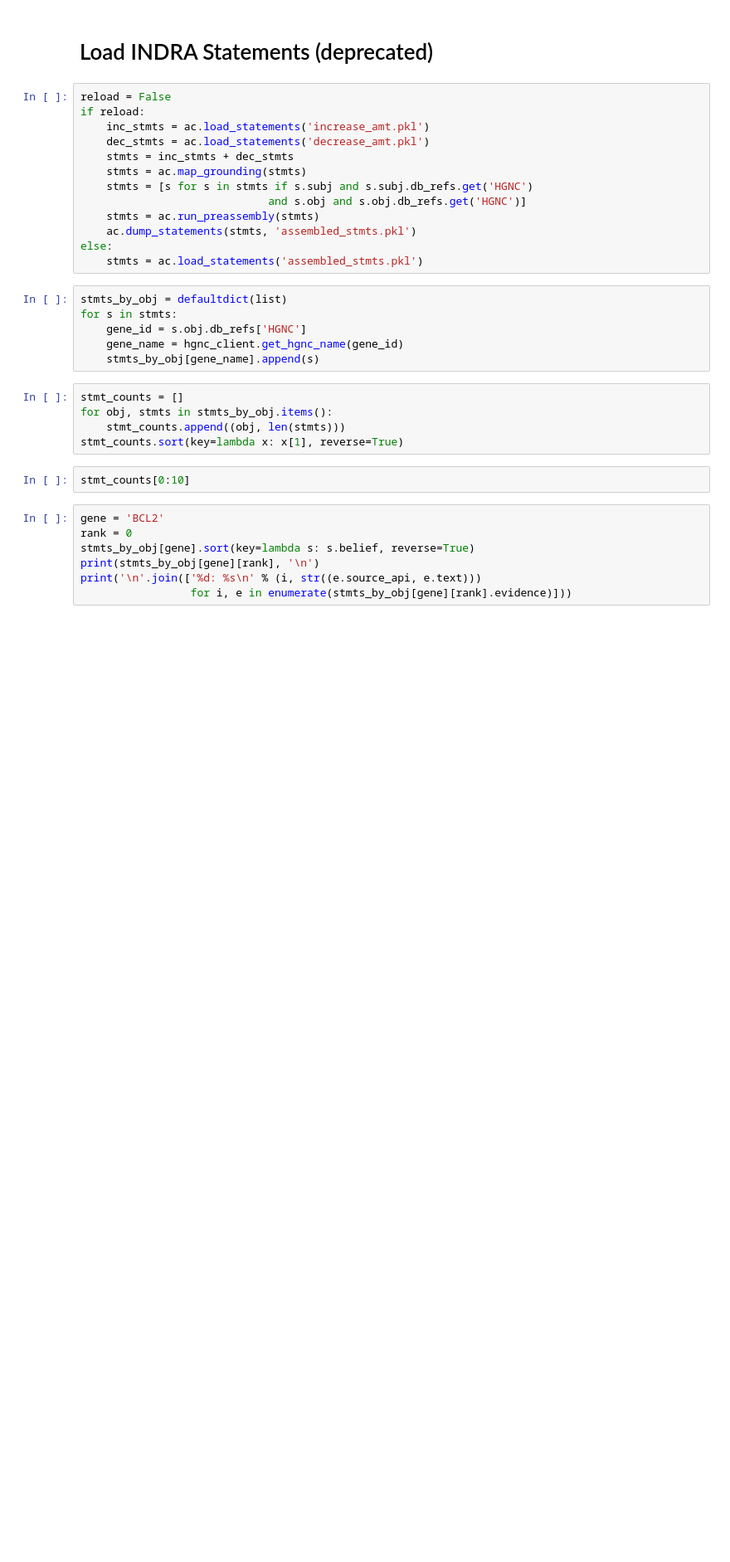
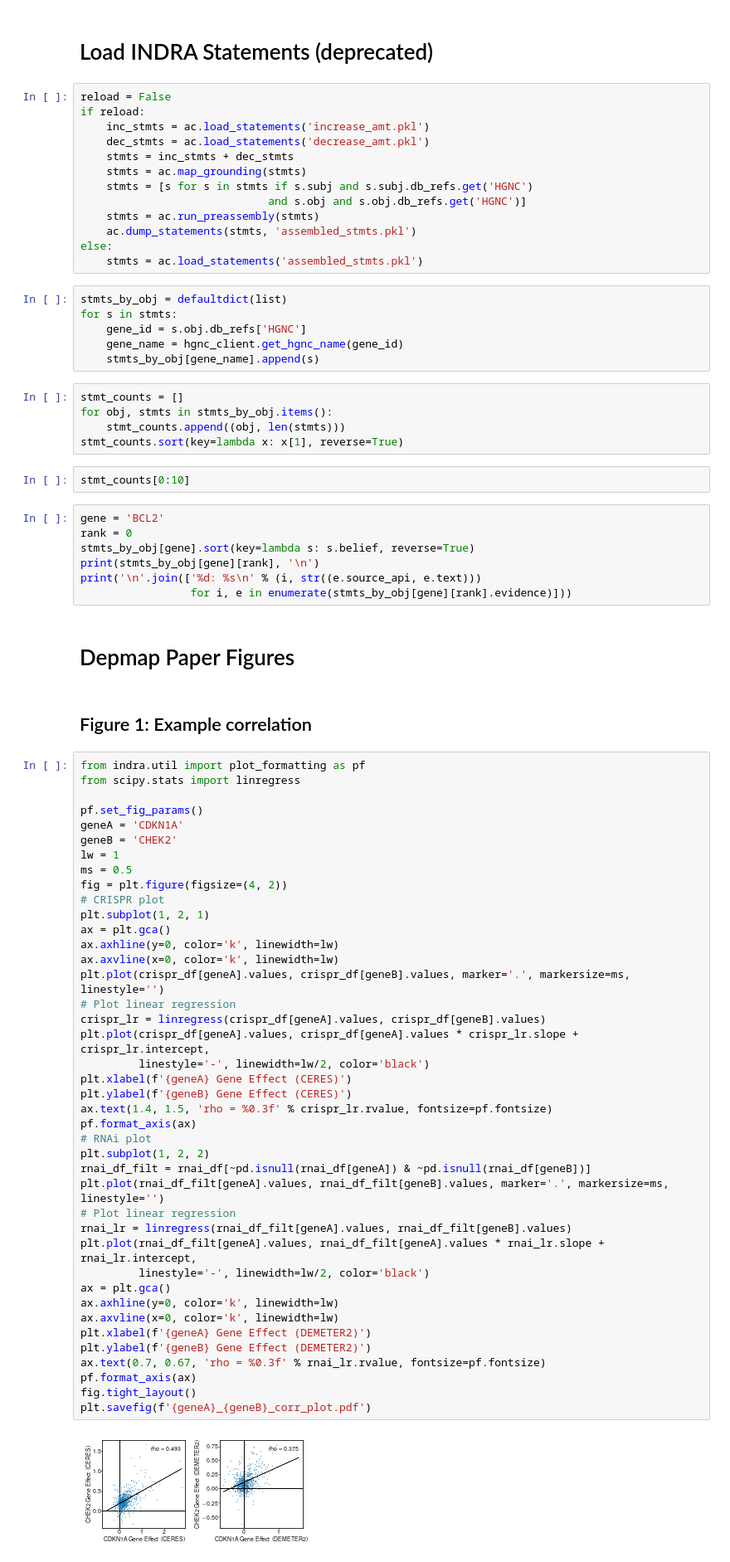
Before and after one commit to johnbachman/depmap_analysis, a Jupyter notebook: notebooks/Biomarkers of Dependency.ipynb, the cells around one changed output. Shown: that part at 83% size. Saved outputs shown, nothing was run; the diff lists cells and outputs as text; blank space fills up the shorter version.

```diff
--- a/notebooks/Biomarkers of Dependency.ipynb
+++ b/notebooks/Biomarkers of Dependency.ipynb
@@ -565,3 +616,50 @@ stmts_by_obj[gene].sort(key=lambda s: s.belief, reverse=True)
 print(stmts_by_obj[gene][rank], '\n')
 print('\n'.join(['%d: %s\n' % (i, str((e.source_api, e.text)))
                  for i, e in enumerate(stmts_by_obj[gene][rank].evidence)]))
+# %% [markdown]
+# Depmap Paper Figures
+# %% [markdown]
+## Figure 1: Example correlation
+# %%
+from indra.util import plot_formatting as pf
+from scipy.stats import linregress
+
+pf.set_fig_params()
+geneA = 'CDKN1A'
+geneB = 'CHEK2'
+lw = 1
+ms = 0.5
+fig = plt.figure(figsize=(4, 2))
+# CRISPR plot
+plt.subplot(1, 2, 1)
+ax = plt.gca()
+ax.axhline(y=0, color='k', linewidth=lw)
+ax.axvline(x=0, color='k', linewidth=lw)
+plt.plot(crispr_df[geneA].values, crispr_df[geneB].values, marker='.', markersize=ms, linestyle='')
+# Plot linear regression
+crispr_lr = linregress(crispr_df[geneA].values, crispr_df[geneB].values)
+plt.plot(crispr_df[geneA].values, crispr_df[geneA].values * crispr_lr.slope + crispr_lr.intercept,
+         linestyle='-', linewidth=lw/2, color='black')
+plt.xlabel(f'{geneA} Gene Effect (CERES)')
+plt.ylabel(f'{geneB} Gene Effect (CERES)')
+ax.text(1.4, 1.5, 'rho = %0.3f' % crispr_lr.rvalue, fontsize=pf.fontsize)
+pf.format_axis(ax)
+# RNAi plot
+plt.subplot(1, 2, 2)
+rnai_df_filt = rnai_df[~pd.isnull(rnai_df[geneA]) & ~pd.isnull(rnai_df[geneB])]
+plt.plot(rnai_df_filt[geneA].values, rnai_df_filt[geneB].values, marker='.', markersize=ms, linestyle='')
+# Plot linear regression
+rnai_lr = linregress(rnai_df_filt[geneA].values, rnai_df_filt[geneB].values)
+plt.plot(rnai_df_filt[geneA].values, rnai_df_filt[geneA].values * rnai_lr.slope + rnai_lr.intercept,
+         linestyle='-', linewidth=lw/2, color='black')
+ax = plt.gca()
+ax.axhline(y=0, color='k', linewidth=lw)
+ax.axvline(x=0, color='k', linewidth=lw)
+plt.xlabel(f'{geneA} Gene Effect (DEMETER2)')
+plt.ylabel(f'{geneB} Gene Effect (DEMETER2)')
+ax.text(0.7, 0.67, 'rho = %0.3f' % rnai_lr.rvalue, fontsize=pf.fontsize)
+pf.format_axis(ax)
+fig.tight_layout()
+plt.savefig(f'{geneA}_{geneB}_corr_plot.pdf')
+# %% [output]
+[figure, added]
```
Also changed, not shown: parts of 29 cells of this notebook, 2 other files.
